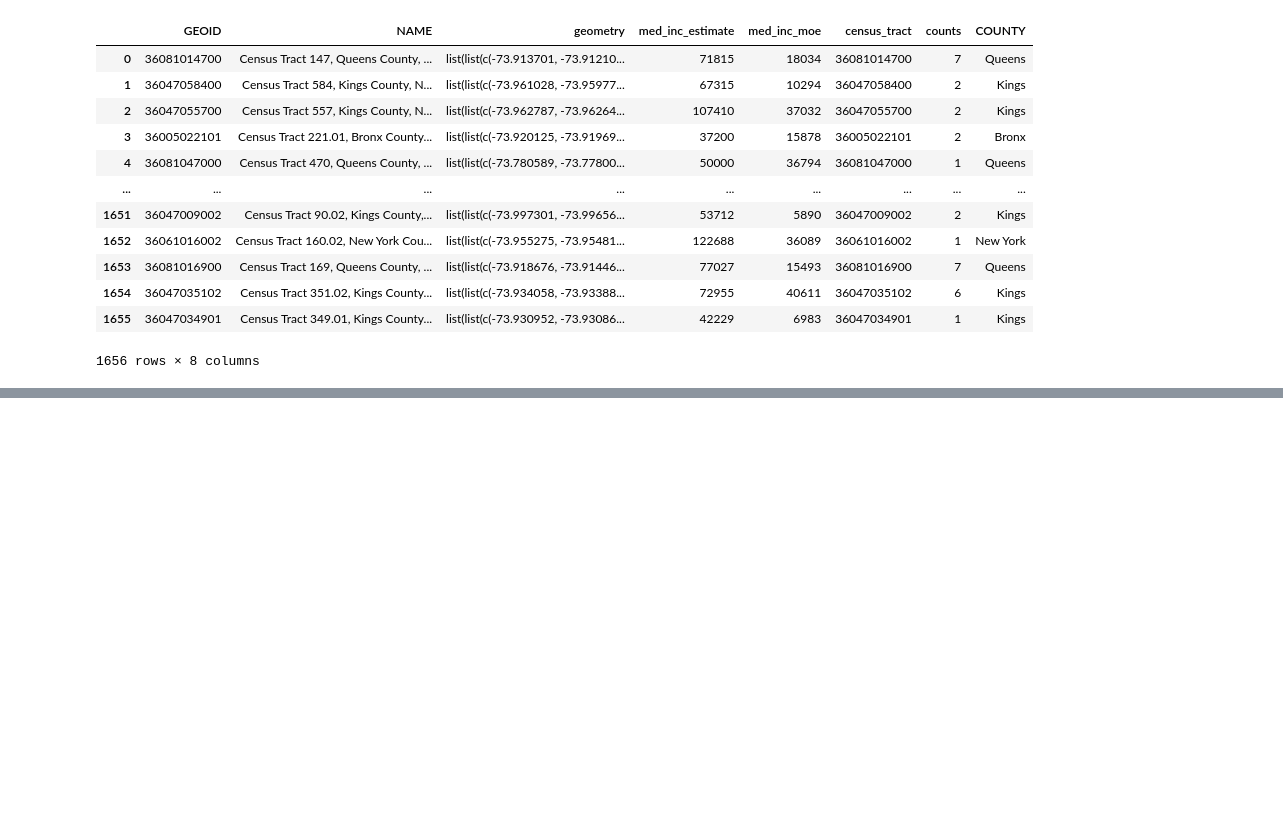
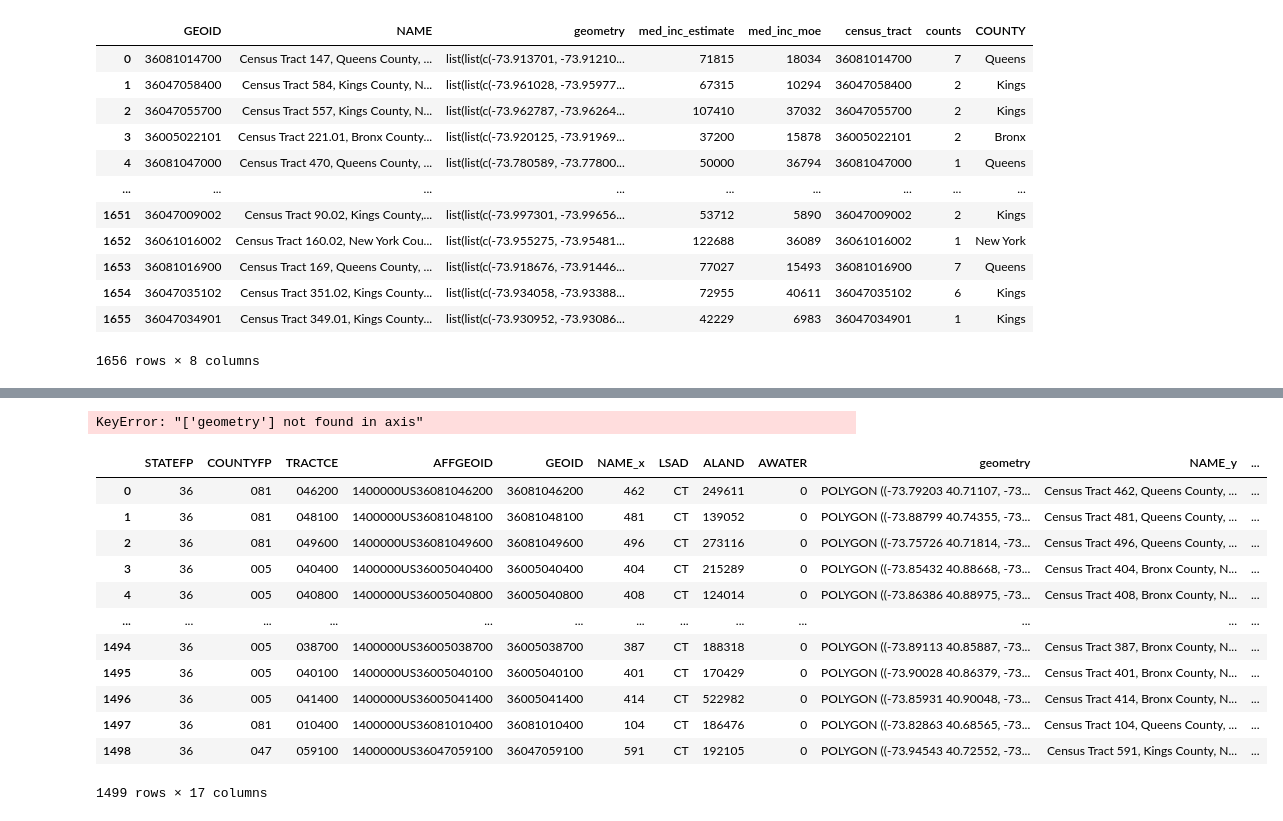
Before and after one commit to data4news-students/connect-to-census-dlaiu, a Jupyter notebook: merge-with-census.ipynb, the cells around one changed output, grey strips where cells are left out. Drawn from its saved outputs; the diff is of its cells as text; code cells hidden in the pictures; blank space fills up the shorter version.

```diff
--- a/merge-with-census.ipynb
+++ b/merge-with-census.ipynb
@@ -262,0 +404,4 @@ df_merge_new.to_csv('nyc_census_tobacco.csv', index=False)
+# %%
+# Using a lambda function to extract the county name directly within the apply() method
+df_merge_new['COUNTY'] = df_merge_new['NAME'].apply(lambda x: x.split(',')[1].replace('County', '').strip() if ',' in x else None)
+df_merge_new
@@ -262,0 +426,7 @@ df_merge_new.to_csv('nyc_census_tobacco.csv', index=False)
+# %%
+# read the shp file in python
+import geopandas as gpd
+import matplotlib.pyplot as plt
+
+gdf = gpd.read_file('cb_2018_36_tract_500k/cb_2018_36_tract_500k.shp')
+gdf
@@ -262,0 +463,24 @@ df_merge_new.to_csv('nyc_census_tobacco.csv', index=False)
+# %%
+#drop geometry column in df_merge_new
+df_merge_new = df_merge_new.drop(columns=['geometry'])
+# %% [output]
+KeyError: "['geometry'] not found in axis"
+# %%
+# merge the pandas dataframe with the geopandas dataframe
+gdf_merge = gdf.merge(df_merge_new, left_on='GEOID', right_on='GEOID')
+# %%
+gdf_merge
+# %% [output]
+|  | STATEFP | COUNTYFP | TRACTCE | AFFGEOID | GEOID | NAME_x | LSAD | ALAND | AWATER | geometry | NAME_y | ... |
+| 0 | 36 | 081 | 046200 | 1400000US36081046200 | 36081046200 | 462 | CT | 249611 | 0 | POLYGON ((-73.79203 40.71107, -73... | Census Tract 462, Queens County, ... | ... |
+| 1 | 36 | 081 | 048100 | 1400000US36081048100 | 36081048100 | 481 | CT | 139052 | 0 | POLYGON ((-73.88799 40.74355, -73... | Census Tract 481, Queens County, ... | ... |
+| 2 | 36 | 081 | 049600 | 1400000US36081049600 | 36081049600 | 496 | CT | 273116 | 0 | POLYGON ((-73.75726 40.71814, -73... | Census Tract 496, Queens County, ... | ... |
+| 3 | 36 | 005 | 040400 | 1400000US36005040400 | 36005040400 | 404 | CT | 215289 | 0 | POLYGON ((-73.85432 40.88668, -73... | Census Tract 404, Bronx County, N... | ... |
+| 4 | 36 | 005 | 040800 | 1400000US36005040800 | 36005040800 | 408 | CT | 124014 | 0 | POLYGON ((-73.86386 40.88975, -73... | Census Tract 408, Bronx County, N... | ... |
+| ... | ... | ... | ... | ... | ... | ... | ... | ... | ... | ... | ... | ... |
+| 1494 | 36 | 005 | 038700 | 1400000US36005038700 | 36005038700 | 387 | CT | 188318 | 0 | POLYGON ((-73.89113 40.85887, -73... | Census Tract 387, Bronx County, N... | ... |
+| 1495 | 36 | 005 | 040100 | 1400000US36005040100 | 36005040100 | 401 | CT | 170429 | 0 | POLYGON ((-73.90028 40.86379, -73... | Census Tract 401, Bronx County, N... | ... |
+| 1496 | 36 | 005 | 041400 | 1400000US36005041400 | 36005041400 | 414 | CT | 522982 | 0 | POLYGON ((-73.85931 40.90048, -73... | Census Tract 414, Bronx County, N... | ... |
+| 1497 | 36 | 081 | 010400 | 1400000US36081010400 | 36081010400 | 104 | CT | 186476 | 0 | POLYGON ((-73.82863 40.68565, -73... | Census Tract 104, Queens County, ... | ... |
+| 1498 | 36 | 047 | 059100 | 1400000US36047059100 | 36047059100 | 591 | CT | 192105 | 0 | POLYGON ((-73.94543 40.72552, -73... | Census Tract 591, Kings County, N... | ... |
+1499 rows × 17 columns
```
Also changed, not shown: parts of 11 cells of this notebook, 18 other files.
